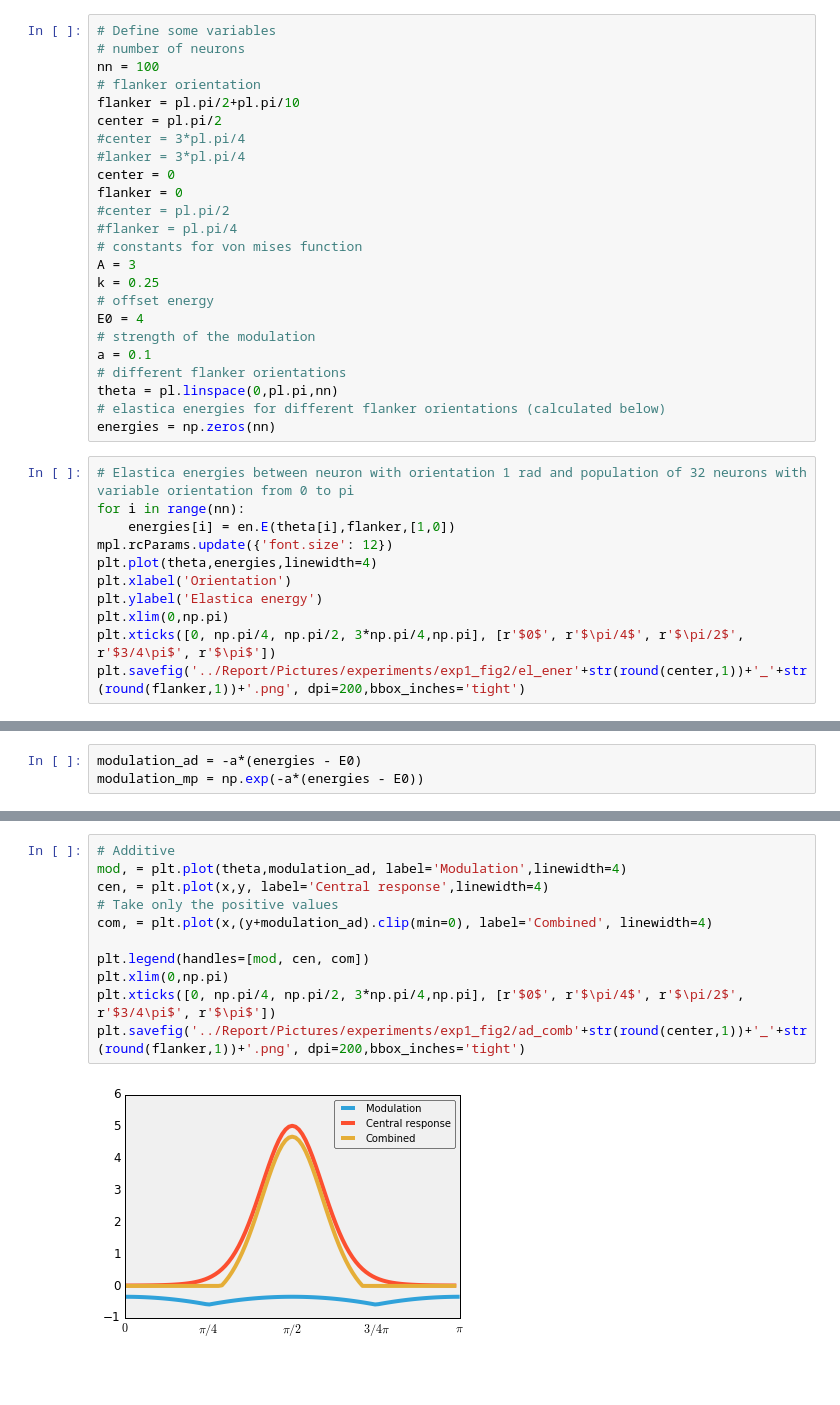
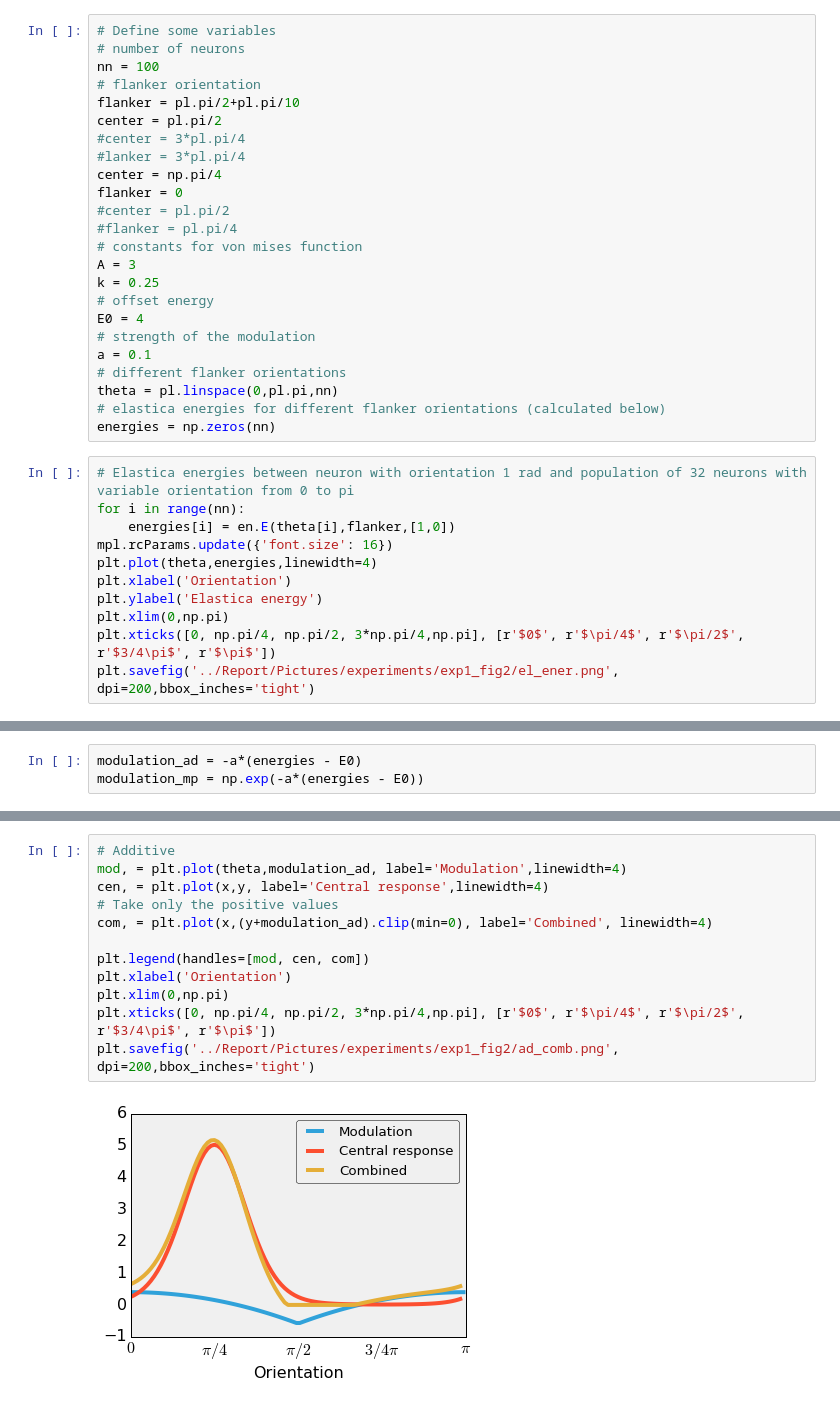
Before and after one commit to masenov/HonoursProject, a Jupyter notebook: Python/Experiments1_fig.2.ipynb, the cells around one changed output, grey strips where cells are left out. Cells and saved outputs as stored; diff of their text form; blank space fills up the shorter version.

Commit message:
more_experiments

```diff
--- a/Python/Experiments1_fig.2.ipynb
+++ b/Python/Experiments1_fig.2.ipynb
@@ -35,7 +35,7 @@ flanker = pl.pi/2+pl.pi/10
 center = pl.pi/2
 #center = 3*pl.pi/4
 #lanker = 3*pl.pi/4
-center = 0
+center = np.pi/4
 flanker = 0
 #center = pl.pi/2
 #flanker = pl.pi/4
@@ -54,11 +54,11 @@ energies = np.zeros(nn)
 # Elastica energies between neuron with orientation 1 rad and population of 32 neurons with variable orientation from 0 to pi
 for i in range(nn):
     energies[i] = en.E(theta[i],flanker,[1,0])
-mpl.rcParams.update({'font.size': 12})
+mpl.rcParams.update({'font.size': 16})
 plt.plot(theta,energies,linewidth=4)
 plt.xlabel('Orientation')
 plt.ylabel('Elastica energy')
 plt.xlim(0,np.pi)
 plt.xticks([0, np.pi/4, np.pi/2, 3*np.pi/4,np.pi], [r'$0$', r'$\pi/4$', r'$\pi/2$', r'$3/4\pi$', r'$\pi$'])
-plt.savefig('../Report/Pictures/experiments/exp1_fig2/el_ener'+str(round(center,1))+'_'+str(round(flanker,1))+'.png', dpi=200,bbox_inches='tight')
+plt.savefig('../Report/Pictures/experiments/exp1_fig2/el_ener.png', dpi=200,bbox_inches='tight')
 # %% [output]
@@ -104,16 +104,17 @@ plt.savefig('../Report/Pictures/experiments/exp1_fig2/cen'+str(round(center,1))+
 # %%
 # Additive
 mod, = plt.plot(theta,modulation_ad, label='Modulation',linewidth=4)
 cen, = plt.plot(x,y, label='Central response',linewidth=4)
 # Take only the positive values
 com, = plt.plot(x,(y+modulation_ad).clip(min=0), label='Combined', linewidth=4)
 
 plt.legend(handles=[mod, cen, com])
+plt.xlabel('Orientation')
 plt.xlim(0,np.pi)
 plt.xticks([0, np.pi/4, np.pi/2, 3*np.pi/4,np.pi], [r'$0$', r'$\pi/4$', r'$\pi/2$', r'$3/4\pi$', r'$\pi$'])
-plt.savefig('../Report/Pictures/experiments/exp1_fig2/ad_comb'+str(round(center,1))+'_'+str(round(flanker,1))+'.png', dpi=200,bbox_inches='tight')
+plt.savefig('../Report/Pictures/experiments/exp1_fig2/ad_comb.png', dpi=200,bbox_inches='tight')
 # %% [output]
-[figure, old version]
+[figure, new version]
 # %%
 # Multiplicative
 mod, = plt.plot(theta,modulation_mp, label='Modulation', linewidth=4)
```
Also changed, not shown: parts of 11 cells of this notebook, 33 other files.
